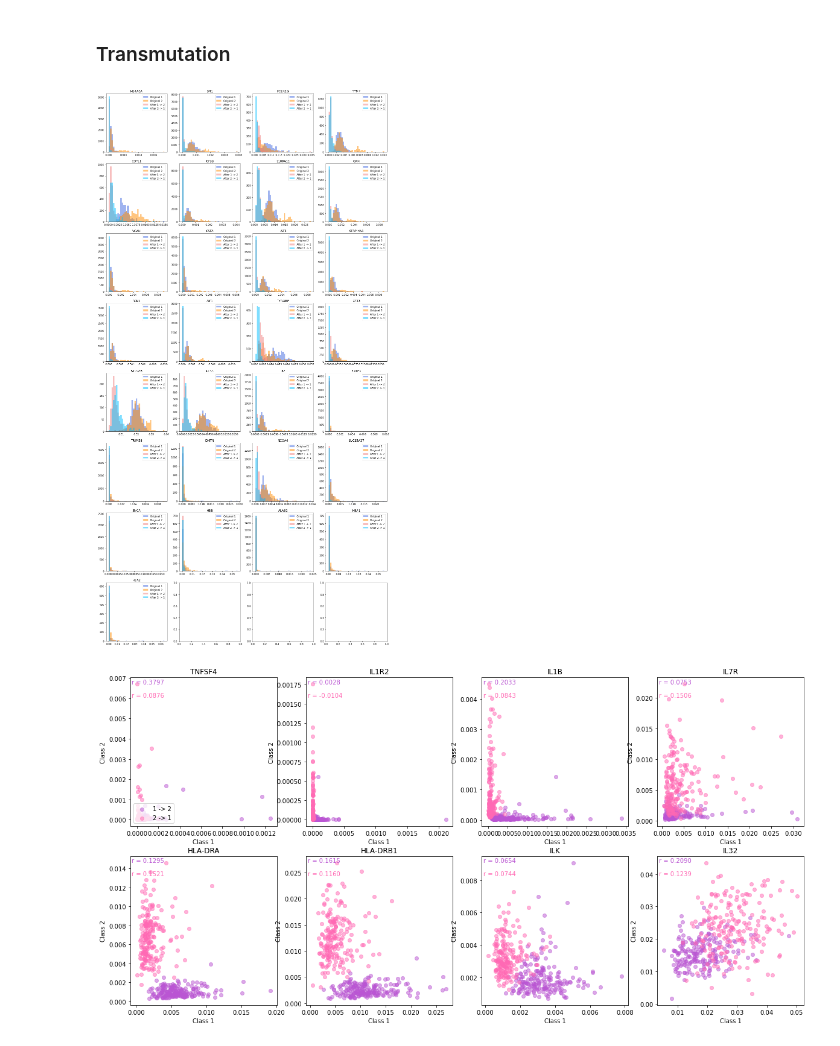
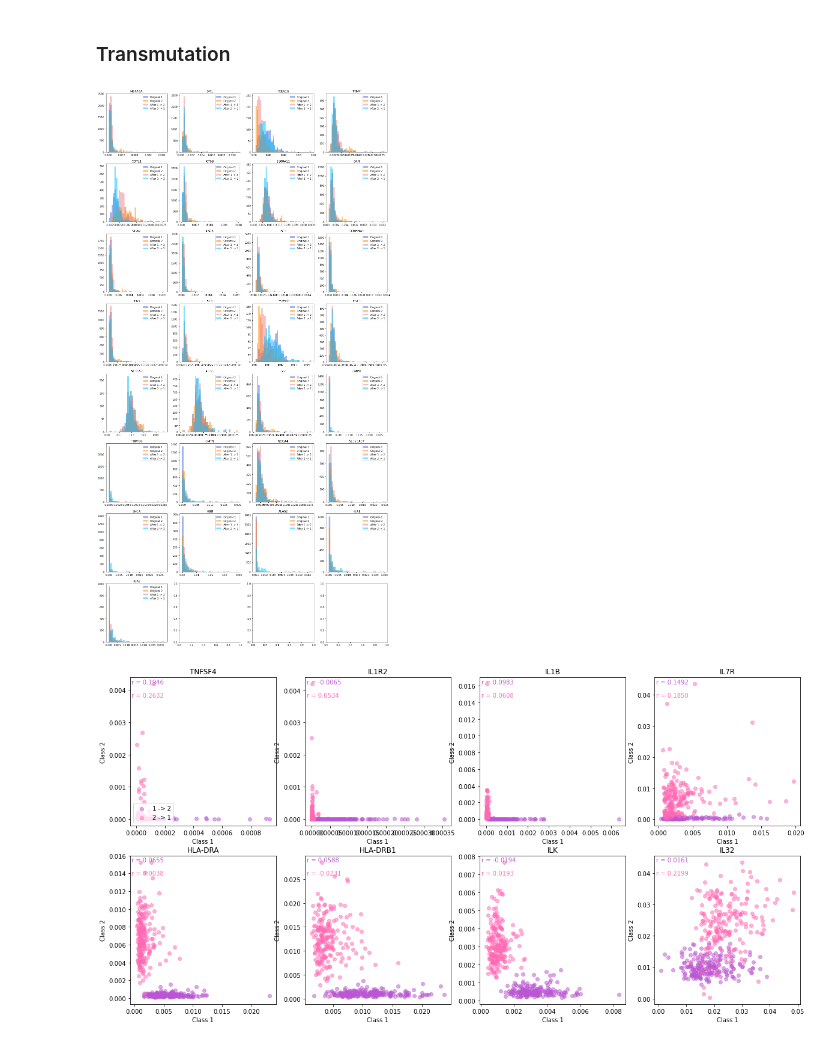
Before and after one commit to Genentech/branched-diffusion, a Jupyter notebook: notebooks/continuous_branched_scrna_covid_flu_latent.ipynb, the cells around one changed output. Drawn from its saved outputs; the diff is of its cells as text; code cells hidden in the pictures.

Commit message:
Better scaling of predicted latent scRNA diffusion samples

```diff
--- a/notebooks/continuous_branched_scrna_covid_flu_latent.ipynb
+++ b/notebooks/continuous_branched_scrna_covid_flu_latent.ipynb
@@ -200,8 +179,8 @@ Epoch 11 average Loss: 21.09
 # %%
-# model = model_util.load_model(
-#     scrna_ae.MultitaskResNet,
-#     "/gstore/data/resbioai/tsenga5/branched_diffusion/models/trained_models/scrna_covid_flu_continuous_allcells/7/last_ckpt.pth"
-# ).to(DEVICE)
+model = model_util.load_model(
+    scrna_ae.MultitaskResNet,
+    "/gstore/data/resbioai/tsenga5/branched_diffusion/models/trained_models/scrna_covid_flu_continuous_allcells_latent/5/last_ckpt.pth"
+).to(DEVICE)
 # %% [markdown]
 ### Show generated distributions
 # %%
@@ -223,20 +202,17 @@ data = np.concatenate(data)
 targets = np.concatenate(targets)
 # %%
 # Rescale sampled values to match range of true values based on standard deviation
-true_std = np.std(data, axis=0, keepdims=True)
-true_mean = np.mean(data, axis=0, keepdims=True)
+def rescale_samples(samps, samp_class):
+    t = data[targets == samp_class]
+
+    s_z = (samps - np.mean(samps, axis=0, keepdims=True)) / np.std(samps, axis=0, keepdims=True)
+    s_trans = (s_z * np.std(t, axis=0, keepdims=True)) + np.mean(t, axis=0, keepdims=True)
+
+    return np.nan_to_num(s_trans)  # Convert NaNs to 0s
 
 samples_scaled = {}
 for class_to_sample in classes:
-    s = samples[class_to_sample]
-    t = data[targets == class_to_sample]
-
-    s_z = (s - np.mean(s, axis=0, keepdims=True)) / np.std(s, axis=0, keepdims=True)
-    s_trans = (s_z * np.std(t, axis=0, keepdims=True)) + np.mean(t, axis=0, keepdims=True)
-
-    s_trans = np.nan_to_num(s_trans)  # Convert NaNs to 0s
-
-    samples_scaled[class_to_sample] = s_trans
+    samples_scaled[class_to_sample] = rescale_samples(samples[class_to_sample], class_to_sample)
 # %%
 for class_to_sample in classes:
     print("Class %s" % class_to_sample)
@@ -370,17 +346,22 @@ before_2_to_1, after_2_to_1 = forward_2_to_1[0], backward_2_to_1[-1]
 orig_1, orig_2 = dataset.decode_batch(orig_1).cpu().numpy(), dataset.decode_batch(orig_2).cpu().numpy()
 before_1_to_2, after_1_to_2 = dataset.decode_batch(before_1_to_2).cpu().numpy(), dataset.decode_batch(after_1_to_2).cpu().numpy()
 before_2_to_1, after_2_to_1 = dataset.decode_batch(before_2_to_1).cpu().numpy(), dataset.decode_batch(after_2_to_1).cpu().numpy()
+# %%
+# Rescale sampled values to match range of true values based on standard deviation
+after_1_to_2_scaled = rescale_samples(after_1_to_2, class_2)
+after_2_to_1_scaled = rescale_samples(after_2_to_1, class_1)
 # %%
 # Compute Wasserstein distance between predicted and true distributions
+num_features = before_1_to_2.shape[1]
 before_1_to_2_vs_true_dists = np.empty(num_features)
 after_1_to_2_vs_true_dists = np.empty(num_features)
 before_2_to_1_vs_true_dists = np.empty(num_features)
 after_2_to_1_vs_true_dists = np.empty(num_features)
 for i in range(num_features):
     before_1_to_2_vs_true_dists[i] = scipy.stats.wasserstein_distance(before_1_to_2[:, i], orig_1[:, i])
-    after_1_to_2_vs_true_dists[i] = scipy.stats.wasserstein_distance(after_1_to_2[:, i], orig_2[:, i])
+    after_1_to_2_vs_true_dists[i] = scipy.stats.wasserstein_distance(after_1_to_2_scaled[:, i], orig_2[:, i])
     before_2_to_1_vs_true_dists[i] = scipy.stats.wasserstein_distance(before_2_to_1[:, i], orig_2[:, i])
-    after_2_to_1_vs_true_dists[i] = scipy.stats.wasserstein_distance(after_2_to_1[:, i], orig_1[:, i])
+    after_2_to_1_vs_true_dists[i] = scipy.stats.wasserstein_distance(after_2_to_1_scaled[:, i], orig_1[:, i])
 
 # Compute Wasserstein distance between different true distributions
 true_feature_dists = np.empty(num_features)
@@ -391,43 +372,43 @@ for i in range(num_features):
 corrs_1_to_2, corrs_2_to_1 = np.empty(num_features), np.empty(num_features)
 for i in range(num_features):
     corrs_1_to_2[i] = scipy.stats.pearsonr(
-        before_1_to_2[:, i], after_1_to_2[:, i]
+        before_1_to_2[:, i], after_1_to_2_scaled[:, i]
     )[0]
     corrs_2_to_1[i] = scipy.stats.pearsonr(
-        before_2_to_1[:, i], after_2_to_1[:, i]
+        before_2_to_1[:, i], after_2_to_1_scaled[:, i]
     )[0]
 # %%
 # Plot marker genes
 feature_inds = []
 for gene in np.concatenate([marker_genes[class_1], marker_genes[class_2]]):
     if gene in gene_names:
         feature_inds.append(np.where(gene_names == gene)[0][0])
 num_to_plot = len(feature_inds)
 
 num_cols = 4
 num_rows = int(np.ceil(num_to_plot / num_cols))
 num_bins = 40
 
 # Plot feature values
 fig, ax = plt.subplots(ncols=num_cols, nrows=num_rows, figsize=(num_cols * 5, num_rows * 5))
 for i, f_i in enumerate(feature_inds):
     r, c = i // num_cols, i % num_cols
     orig_1_vals, orig_2_vals = orig_1[:, f_i], orig_2[:, f_i]
-    after_1_to_2_vals, after_2_to_1_vals = after_1_to_2[:, f_i], after_2_to_1[:, f_i]
+    after_1_to_2_vals, after_2_to_1_vals = after_1_to_2_scaled[:, f_i], after_2_to_1_scaled[:, f_i]
 
     all_vals = np.concatenate([orig_1_vals, orig_2_vals, after_1_to_2_vals, after_2_to_1_vals])
     bins = np.linspace(
         max(0, np.min(all_vals)), min(np.max(all_vals), 20), num_bins
     )
     ax[r][c].hist(orig_1_vals, bins=bins, color="royalblue", label=("Original %d" % class_1), density=True, alpha=0.5)
     ax[r][c].hist(orig_2_vals, bins=bins, color="darkorange", label=("Original %d" % class_2), density=True, alpha=0.5)
     ax[r][c].hist(after_1_to_2_vals, bins=bins, color="lightcoral", label=("After %d -> %d" % (class_1, class_2)), density=True, alpha=0.5)
     ax[r][c].hist(after_2_to_1_vals, bins=bins, color="deepskyblue", label=("After %d -> %d" % (class_2, class_1)), density=True, alpha=0.5)
     ax[r][c].set_title(gene_names[f_i])
     ax[r][c].legend()
 plt.show()
 # %% [output]
-[figure, old version]
+[figure, new version]
 # %%
 # Find genes where:
 # 1) The correlation of before vs after transmutation is high
@@ -476,4 +457,4 @@ for i, f_i in enumerate(feature_inds):
 ax[0][0].legend(loc="lower left")
 plt.show()
 # %% [output]
-[figure, old version]
+[figure, new version]
```
Also changed, not shown: parts of 2 cells of this notebook.
